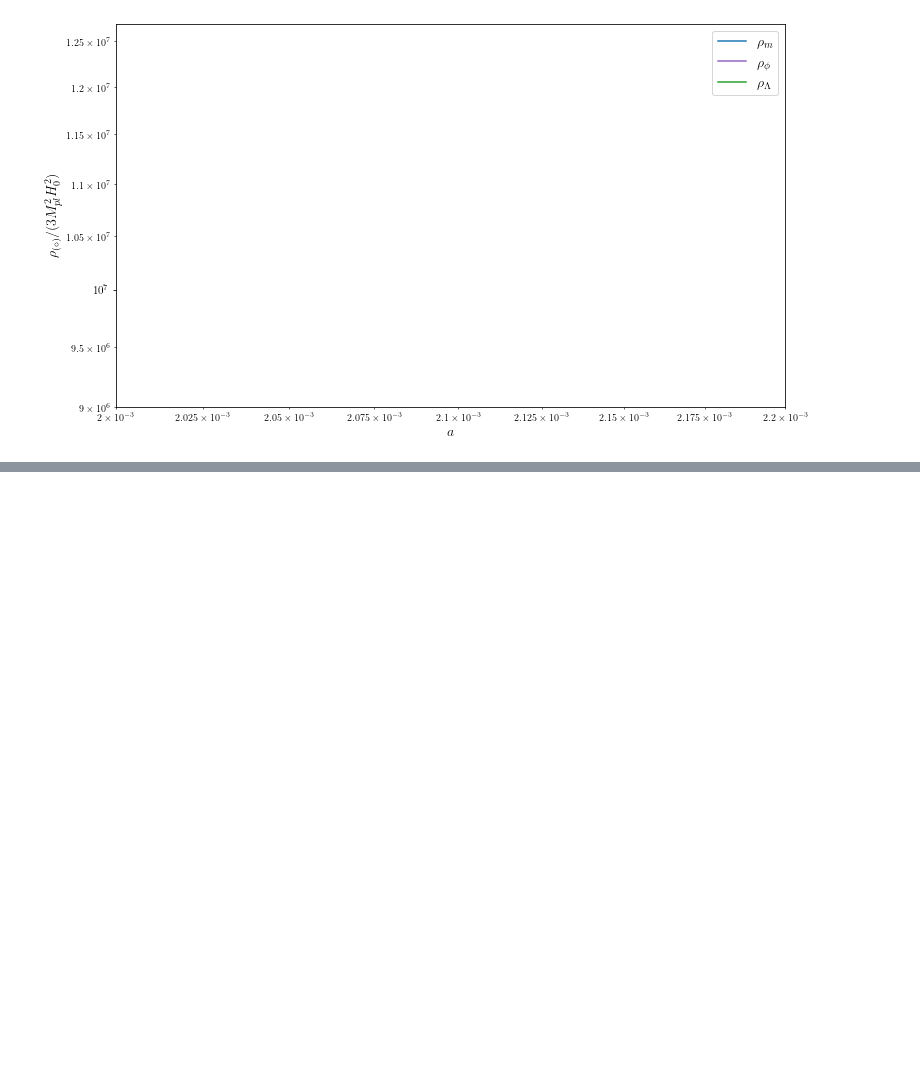
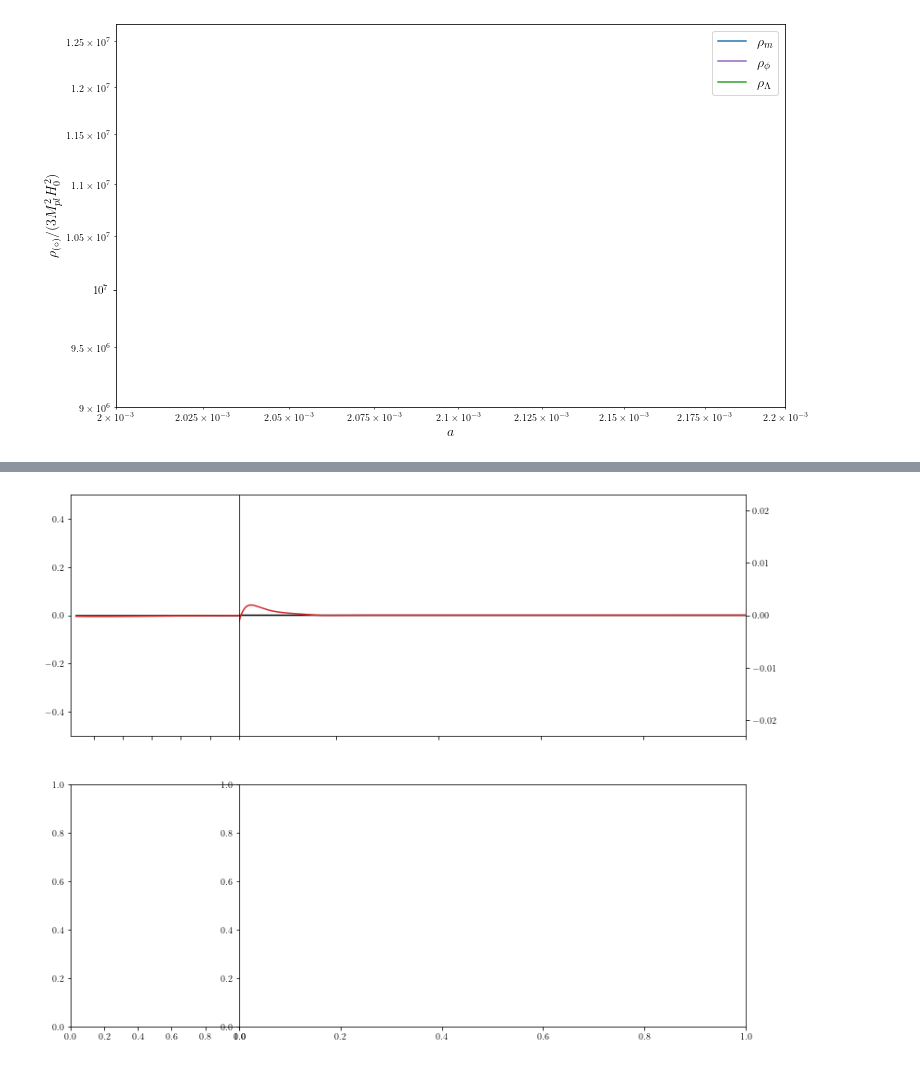
Before and after one commit to NEDE-Cosmo/TriggerCLASS, a Jupyter notebook: notebooks/NEDE.ipynb, the cells around one changed output, grey strips where cells are left out. Drawn from its saved outputs; the diff is of its cells as text; code cells hidden in the pictures; blank space fills up the shorter version.

```diff
--- a/notebooks/NEDE.ipynb
+++ b/notebooks/NEDE.ipynb
@@ -567,3 +569,49 @@ Error in Class: nonlinear_pk_at_k_and_z(L:415) :condition ((k < 0.) || (k > exp(
+# %%
+cl_NEDE = NEDE.lensed_cl(2500)
+cl_NEDE2 =NEDE2.lensed_cl(2500)
+
+lmin=2
+l = np.array(range(lmin,2501))
+#diff = np.array(range(lmin,2501))
+#diff2 = np.array(range(lmin,2501))
+factor = l*(l+1) /(2*np.pi) *10**(12)*2.7255**2
+factorE = l*(l+1) /(2*np.pi) *10**(12)*2.7255**2
+
+diff = -(cl_NEDE['tt'][lmin:]-cl_NEDE2['tt'][lmin:])/cl_NEDE2['tt'][lmin:]
+# %%
+ms=2
+
+fs=14
+
+plt.rcParams['figure.figsize'] = [13, 10.5]
+fig, axs = plt.subplots(nrows=2, ncols=2,gridspec_kw={'width_ratios': [1, 3]})
+
+fig.subplots_adjust(wspace=0)
+ax1 = axs[0,0]
+#ax1.errorbar(cl_obs_tt_full[:l2max,0], resid2,yerr=resid2_err,fmt='o',color='black', markersize=ms,alpha=0.3)
+ax1.plot(l,np.zeros(l.shape) ,c='black',ls='-')
+ax1.plot(l[:30], diff[:30],c=color_sequence[3])
+
+
+ax1.set_ylim(-0.5,0.5)
+ax1.set_xlim(1,30)
+ax1.tick_params(labelbottom=False)
+
+
+ax2 = axs[0,1]
+ax2.yaxis.tick_right()
+#ax2.errorbar(cl_obs_tt[:,0], resid,yerr=resid_err,fmt='o',color='black', markersize=ms,alpha=0.3)
+ax2.plot(l,np.zeros(l.shape) ,c='black',ls='-')
+ax2.plot(l, diff,c=color_sequence[3],label=r'NEDE')
+
+
+ax2.tick_params(labelbottom=False)
+ax2.set_ylim(-0.023,0.023)
+ax2.set_xlim(30,2500)
+
+plt.show()
+# %% [output]
+[figure, added]
 # %%
 from scipy.integrate import quad
 # %%
```
Also changed, not shown: parts of 5 cells of this notebook, 5 other files.
